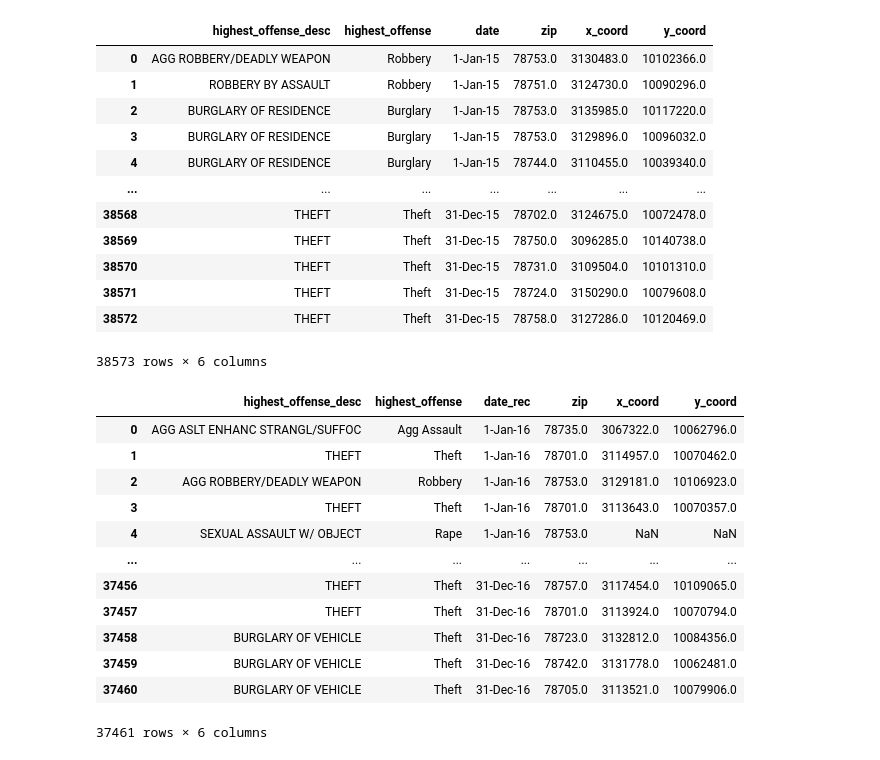
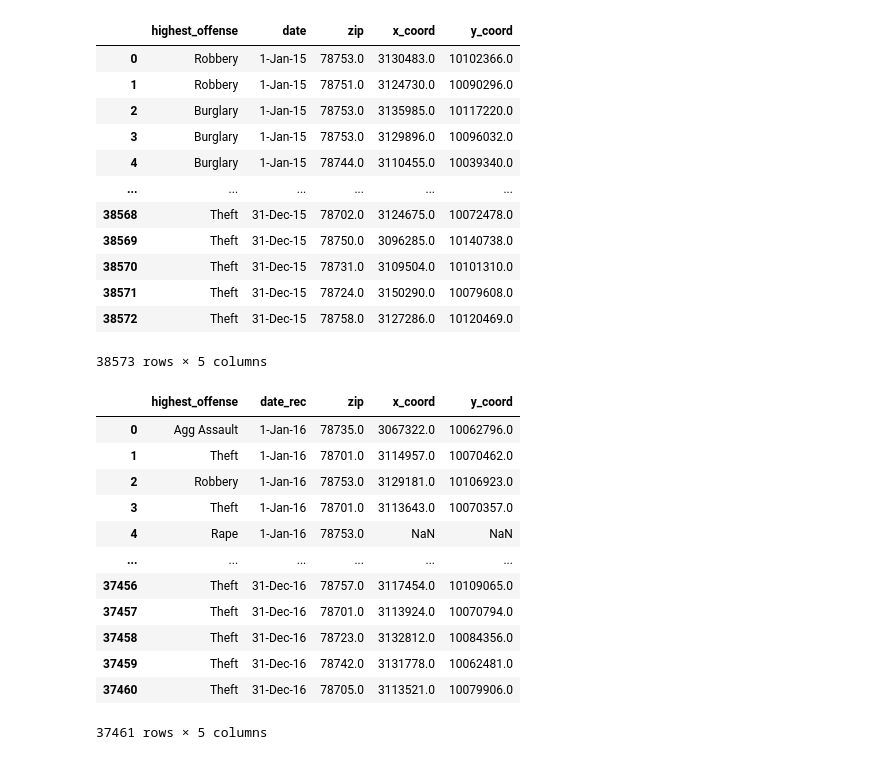
Before and after one commit to abstatz/Project-3, a Jupyter notebook: AustinAPI.ipynb, the cells around one changed output. Cells and saved outputs as stored; diff of their text form; code cells hidden in the pictures.

```diff
--- a/AustinAPI.ipynb
+++ b/AustinAPI.ipynb
@@ -22,39 +28,39 @@ crime_data_18 = pd.read_csv(crime_18)
 # %%
 # Cleaning 2015 DF
 # Drop columns
-crime_15_df = crime_data_15.drop(columns= {"council_district", "location", "district"})
+crime_15_df = crime_data_15.drop(columns= {"highest_offense_desc", "council_district", "location", "district"})
 crime_15_df
 # %% [output]
-|  | highest_offense_desc | highest_offense | date | zip | x_coord | y_coord |
-| 0 | AGG ROBBERY/DEADLY WEAPON | Robbery | 1-Jan-15 | 78753.0 | 3130483.0 | 10102366.0 |
-| 1 | ROBBERY BY ASSAULT | Robbery | 1-Jan-15 | 78751.0 | 3124730.0 | 10090296.0 |
-| 2 | BURGLARY OF RESIDENCE | Burglary | 1-Jan-15 | 78753.0 | 3135985.0 | 10117220.0 |
-| 3 | BURGLARY OF RESIDENCE | Burglary | 1-Jan-15 | 78753.0 | 3129896.0 | 10096032.0 |
-| 4 | BURGLARY OF RESIDENCE | Burglary | 1-Jan-15 | 78744.0 | 3110455.0 | 10039340.0 |
-| ... | ... | ... | ... | ... | ... | ... |
-| 38568 | THEFT | Theft | 31-Dec-15 | 78702.0 | 3124675.0 | 10072478.0 |
-| 38569 | THEFT | Theft | 31-Dec-15 | 78750.0 | 3096285.0 | 10140738.0 |
-| 38570 | THEFT | Theft | 31-Dec-15 | 78731.0 | 3109504.0 | 10101310.0 |
-| 38571 | THEFT | Theft | 31-Dec-15 | 78724.0 | 3150290.0 | 10079608.0 |
-| 38572 | THEFT | Theft | 31-Dec-15 | 78758.0 | 3127286.0 | 10120469.0 |
+|  | highest_offense | date | zip | x_coord | y_coord |
+| 0 | Robbery | 1-Jan-15 | 78753.0 | 3130483.0 | 10102366.0 |
+| 1 | Robbery | 1-Jan-15 | 78751.0 | 3124730.0 | 10090296.0 |
+| 2 | Burglary | 1-Jan-15 | 78753.0 | 3135985.0 | 10117220.0 |
+| 3 | Burglary | 1-Jan-15 | 78753.0 | 3129896.0 | 10096032.0 |
+| 4 | Burglary | 1-Jan-15 | 78744.0 | 3110455.0 | 10039340.0 |
+| ... | ... | ... | ... | ... | ... |
+| 38568 | Theft | 31-Dec-15 | 78702.0 | 3124675.0 | 10072478.0 |
+| 38569 | Theft | 31-Dec-15 | 78750.0 | 3096285.0 | 10140738.0 |
+| 38570 | Theft | 31-Dec-15 | 78731.0 | 3109504.0 | 10101310.0 |
+| 38571 | Theft | 31-Dec-15 | 78724.0 | 3150290.0 | 10079608.0 |
+| 38572 | Theft | 31-Dec-15 | 78758.0 | 3127286.0 | 10120469.0 |
-38573 rows × 6 columns
+38573 rows × 5 columns
 # %%
 # 2016 DF
-crime_16_df = crime_data_16.drop(columns= {"council_district", "location_rec", "district"})
+crime_16_df = crime_data_16.drop(columns= {"highest_offense_desc", "council_district", "location_rec", "district"})
 crime_16_df
 # %% [output]
-|  | highest_offense_desc | highest_offense | date_rec | zip | x_coord | y_coord |
-| 0 | AGG ASLT ENHANC STRANGL/SUFFOC | Agg Assault | 1-Jan-16 | 78735.0 | 3067322.0 | 10062796.0 |
-| 1 | THEFT | Theft | 1-Jan-16 | 78701.0 | 3114957.0 | 10070462.0 |
-| 2 | AGG ROBBERY/DEADLY WEAPON | Robbery | 1-Jan-16 | 78753.0 | 3129181.0 | 10106923.0 |
-| 3 | THEFT | Theft | 1-Jan-16 | 78701.0 | 3113643.0 | 10070357.0 |
-| 4 | SEXUAL ASSAULT W/ OBJECT | Rape | 1-Jan-16 | 78753.0 | NaN | NaN |
-| ... | ... | ... | ... | ... | ... | ... |
-| 37456 | THEFT | Theft | 31-Dec-16 | 78757.0 | 3117454.0 | 10109065.0 |
-| 37457 | THEFT | Theft | 31-Dec-16 | 78701.0 | 3113924.0 | 10070794.0 |
-| 37458 | BURGLARY OF VEHICLE | Theft | 31-Dec-16 | 78723.0 | 3132812.0 | 10084356.0 |
-| 37459 | BURGLARY OF VEHICLE | Theft | 31-Dec-16 | 78742.0 | 3131778.0 | 10062481.0 |
-| 37460 | BURGLARY OF VEHICLE | Theft | 31-Dec-16 | 78705.0 | 3113521.0 | 10079906.0 |
+|  | highest_offense | date_rec | zip | x_coord | y_coord |
+| 0 | Agg Assault | 1-Jan-16 | 78735.0 | 3067322.0 | 10062796.0 |
+| 1 | Theft | 1-Jan-16 | 78701.0 | 3114957.0 | 10070462.0 |
+| 2 | Robbery | 1-Jan-16 | 78753.0 | 3129181.0 | 10106923.0 |
+| 3 | Theft | 1-Jan-16 | 78701.0 | 3113643.0 | 10070357.0 |
+| 4 | Rape | 1-Jan-16 | 78753.0 | NaN | NaN |
+| ... | ... | ... | ... | ... | ... |
+| 37456 | Theft | 31-Dec-16 | 78757.0 | 3117454.0 | 10109065.0 |
+| 37457 | Theft | 31-Dec-16 | 78701.0 | 3113924.0 | 10070794.0 |
+| 37458 | Theft | 31-Dec-16 | 78723.0 | 3132812.0 | 10084356.0 |
+| 37459 | Theft | 31-Dec-16 | 78742.0 | 3131778.0 | 10062481.0 |
+| 37460 | Theft | 31-Dec-16 | 78705.0 | 3113521.0 | 10079906.0 |
-37461 rows × 6 columns
+37461 rows × 5 columns
 # %%
 # 2017 DF
```
Also changed, not shown: parts of 15 cells of this notebook.
